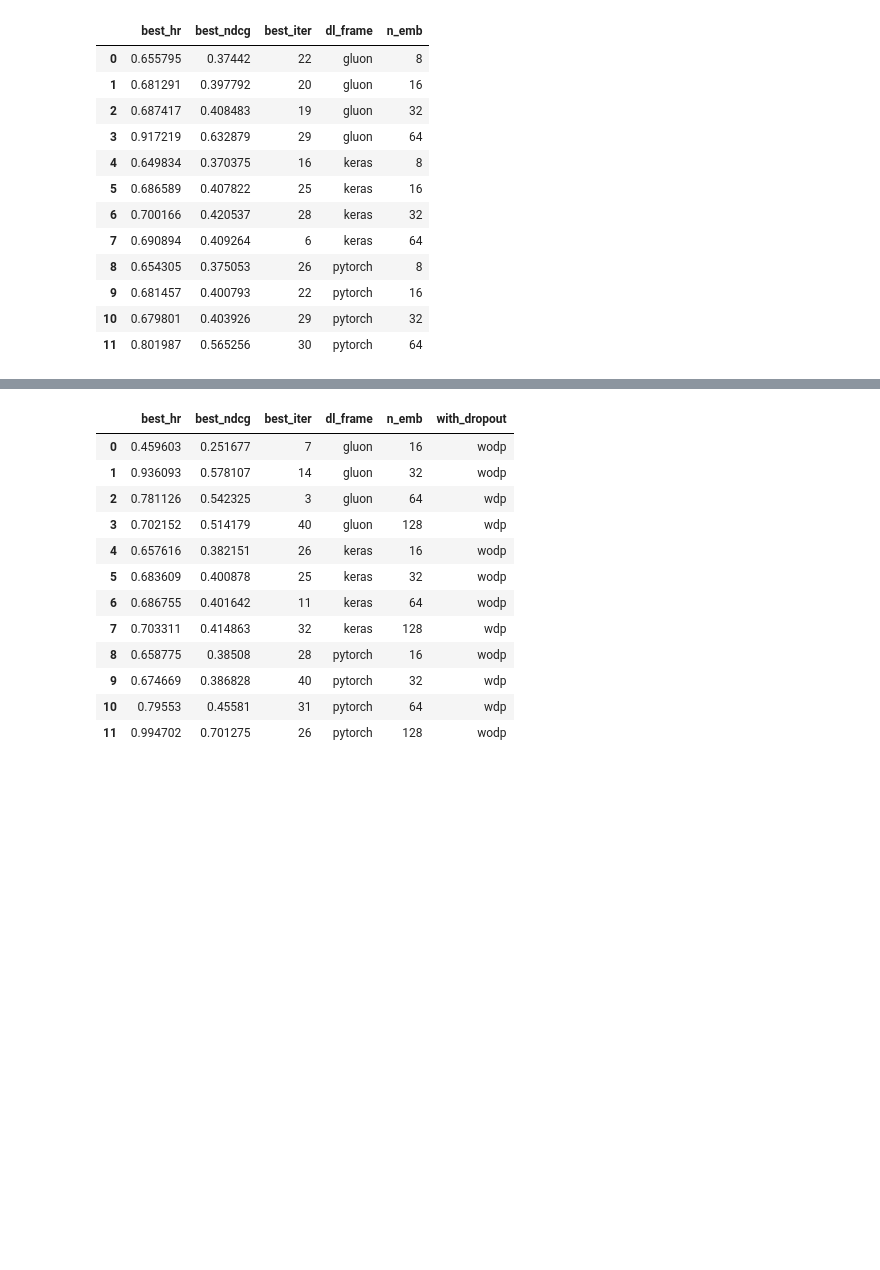
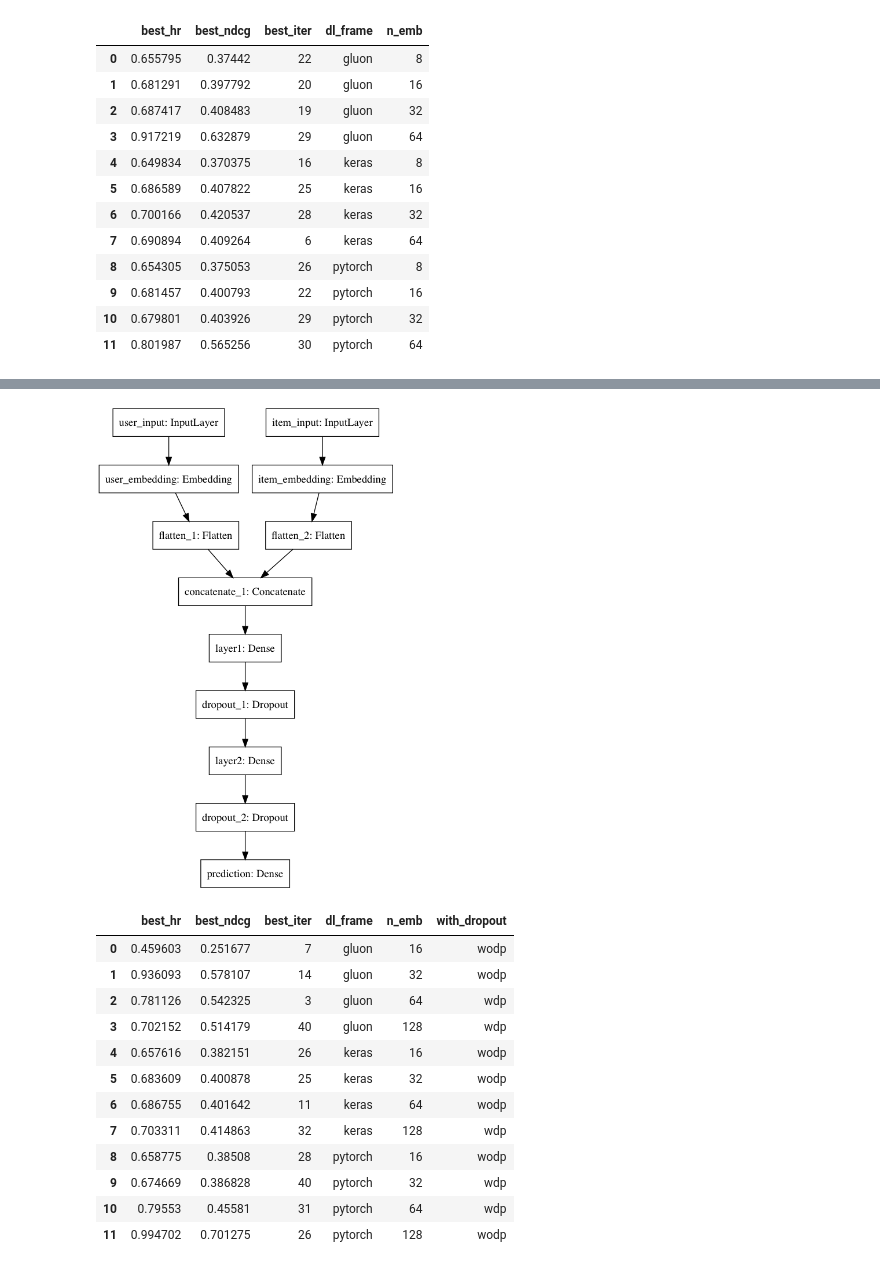
Before and after one commit to jrzaurin/neural_cf, a Jupyter notebook: results_summary.ipynb, the cells around one changed output, grey strips where cells are left out. Drawn from its saved outputs; the diff is of its cells as text; code cells hidden in the pictures; blank space fills up the shorter version.

```diff
--- a/results_summary.ipynb
+++ b/results_summary.ipynb
@@ -34,3 +79,7 @@ df_gmf.style.apply(lambda x: ['font-size: 125%' if x.name in idxmax else '' for
+# %%
+Image(filename = "MLP_model.png", width=300)
+# %% [output]
+[figure, added]
 # %%
 df_mlp = MLP_df(results_df)
 idxmax = [df_mlp[df_mlp.dl_frame == "keras"].best_hr.idxmax(),
```
Also changed, not shown: parts of 21 cells of this notebook, 2 other files.
